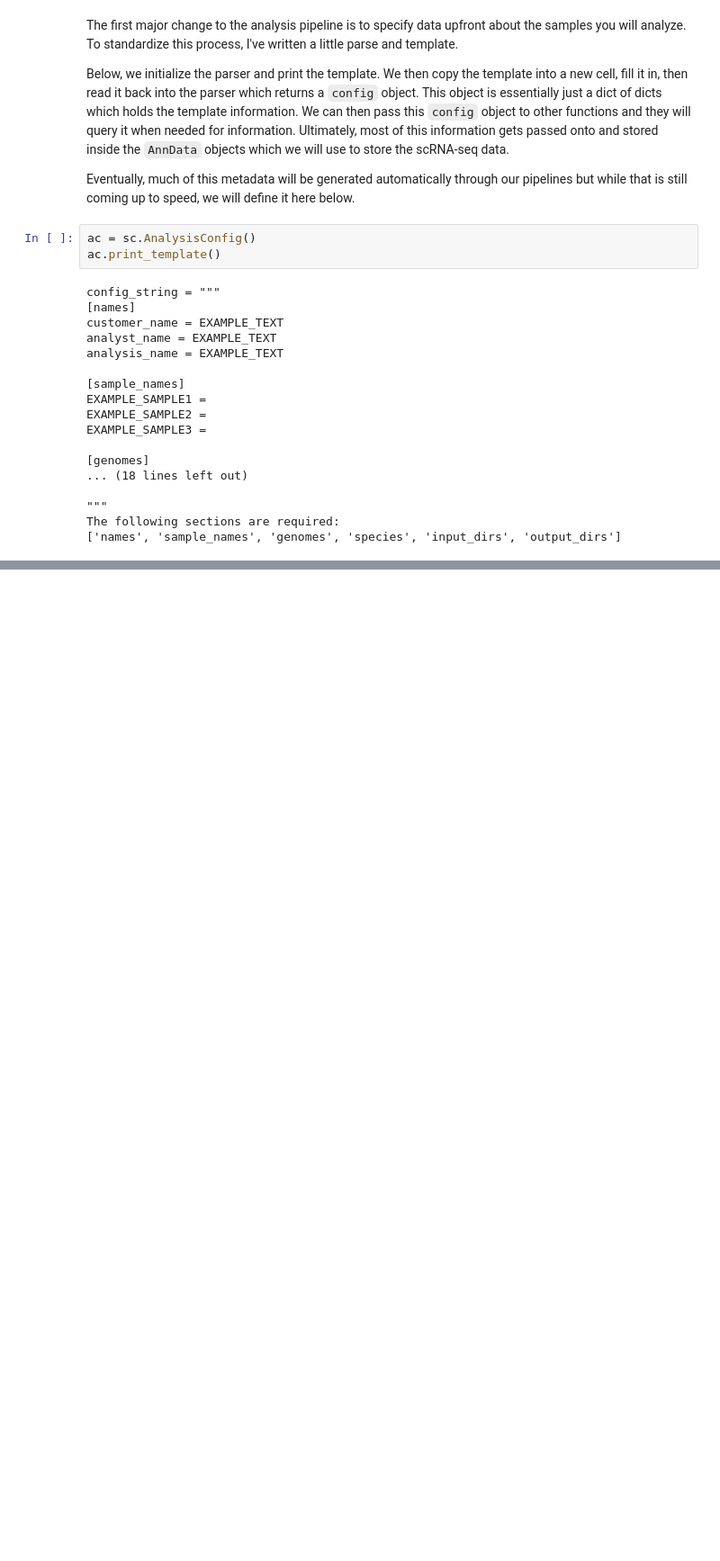
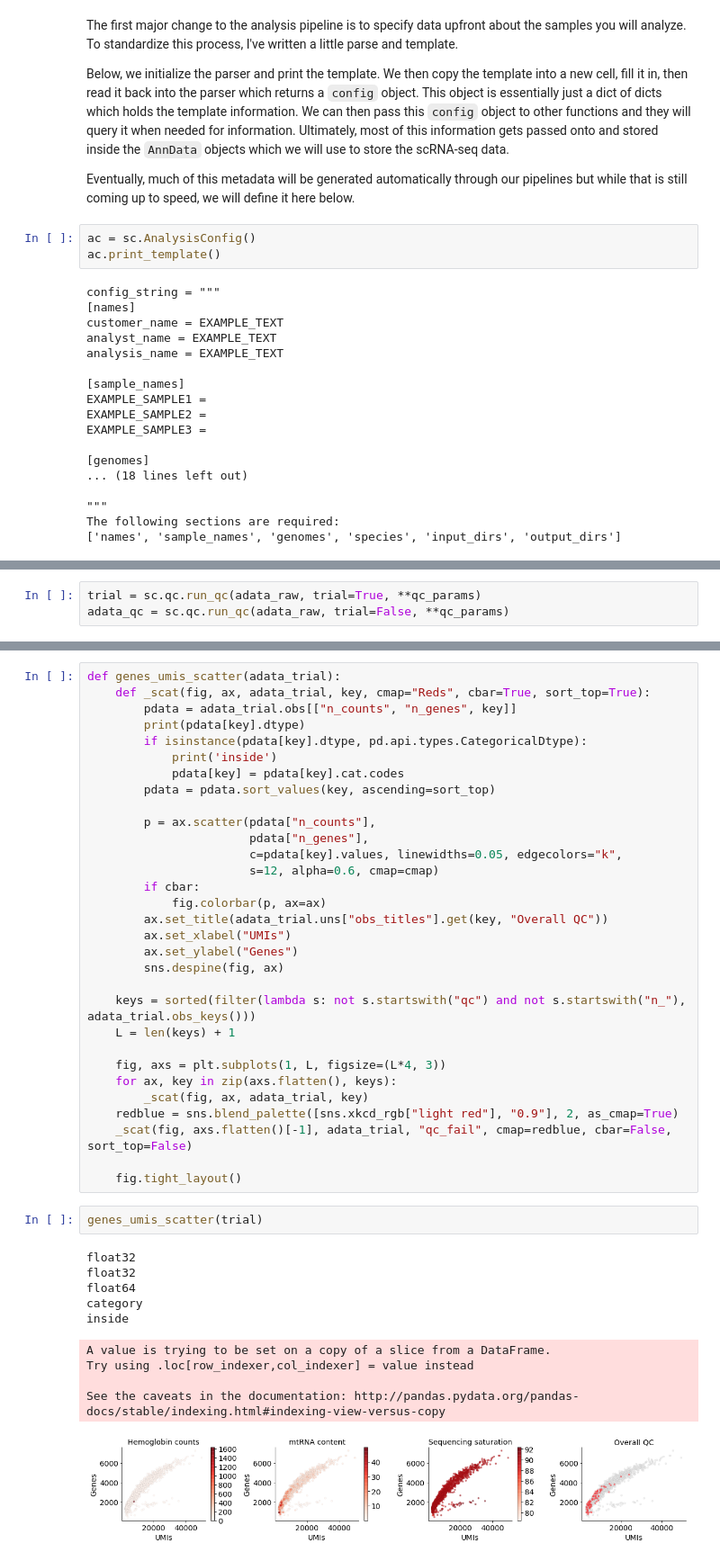
Before and after one commit to TheJacksonLaboratory/scanpy_recipes, a Jupyter notebook: examples/Analysis-Template.ipynb, the cells around one changed output, grey strips where cells are left out. Shown at 90% size. Saved outputs shown, nothing was run; the diff lists cells and outputs as text; blank space fills up the shorter version.

```diff
--- a/examples/Analysis-Template.ipynb
+++ b/examples/Analysis-Template.ipynb
@@ -136,0 +274,3 @@ s
+# %%
+trial = sc.qc.run_qc(adata_raw, trial=True, **qc_params)
+adata_qc = sc.qc.run_qc(adata_raw, trial=False, **qc_params)
@@ -136,0 +297,44 @@ s
+# %%
+def genes_umis_scatter(adata_trial):
+    def _scat(fig, ax, adata_trial, key, cmap="Reds", cbar=True, sort_top=True):
+        pdata = adata_trial.obs[["n_counts", "n_genes", key]]
+        print(pdata[key].dtype)
+        if isinstance(pdata[key].dtype, pd.api.types.CategoricalDtype):
+            print('inside')
+            pdata[key] = pdata[key].cat.codes
+        pdata = pdata.sort_values(key, ascending=sort_top)
+
+        p = ax.scatter(pdata["n_counts"],
+                       pdata["n_genes"],
+                       c=pdata[key].values, linewidths=0.05, edgecolors="k",
+                       s=12, alpha=0.6, cmap=cmap)
+        if cbar:
+            fig.colorbar(p, ax=ax)
+        ax.set_title(adata_trial.uns["obs_titles"].get(key, "Overall QC"))
+        ax.set_xlabel("UMIs")
+        ax.set_ylabel("Genes")
+        sns.despine(fig, ax)
+
+    keys = sorted(filter(lambda s: not s.startswith("qc") and not s.startswith("n_"), adata_trial.obs_keys()))
+    L = len(keys) + 1
+
+    fig, axs = plt.subplots(1, L, figsize=(L*4, 3))
+    for ax, key in zip(axs.flatten(), keys):
+        _scat(fig, ax, adata_trial, key)
+    redblue = sns.blend_palette([sns.xkcd_rgb["light red"], "0.9"], 2, as_cmap=True)
+    _scat(fig, axs.flatten()[-1], adata_trial, "qc_fail", cmap=redblue, cbar=False, sort_top=False)
+
+    fig.tight_layout()
+# %%
+genes_umis_scatter(trial)
+# %% [output]
+float32
+float32
+float64
+category
+inside
+A value is trying to be set on a copy of a slice from a DataFrame.
+Try using .loc[row_indexer,col_indexer] = value instead
+
+See the caveats in the documentation: http://pandas.pydata.org/pandas-docs/stable/indexing.html#indexing-view-versus-copy
+[figure, added]
```
Also changed, not shown: parts of 58 cells of this notebook.
